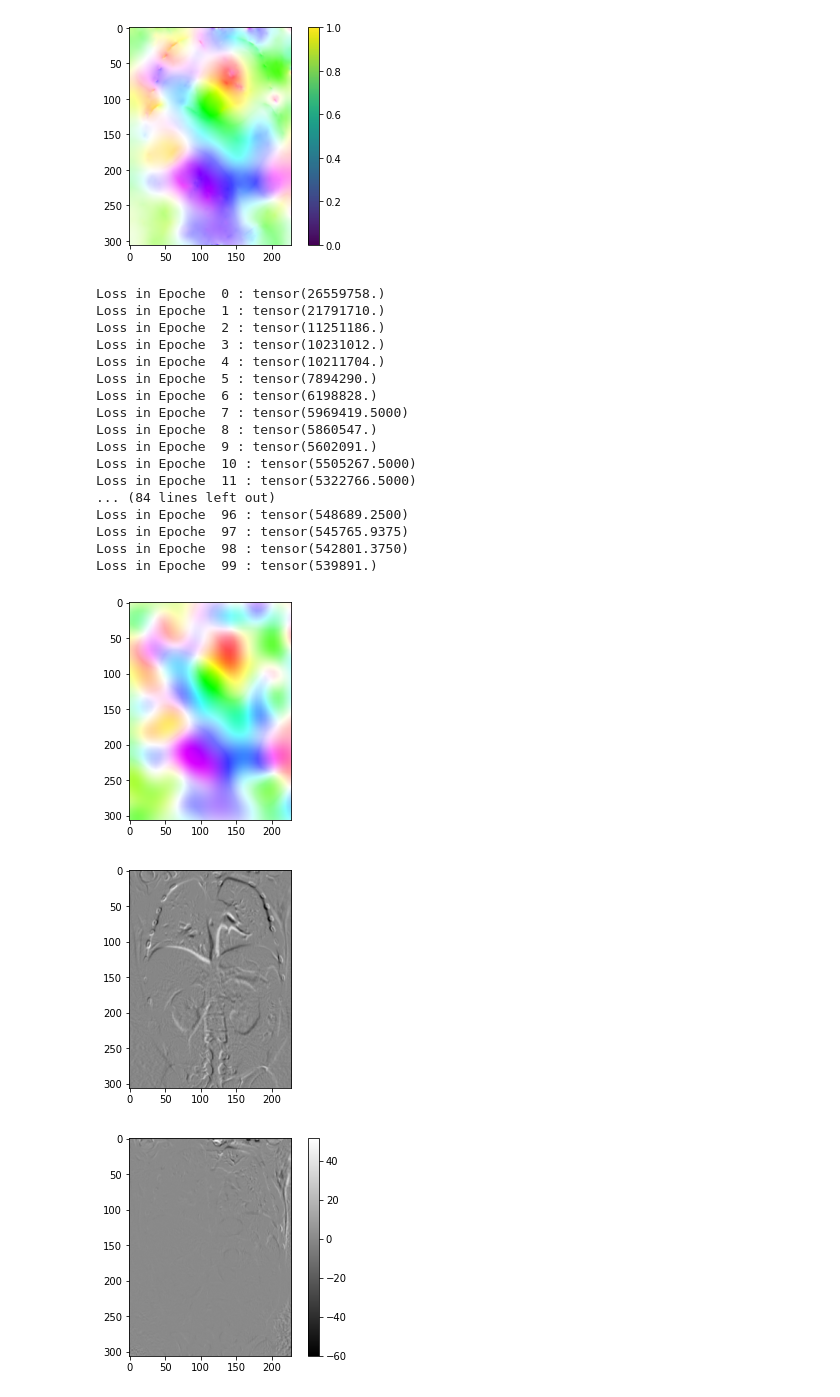
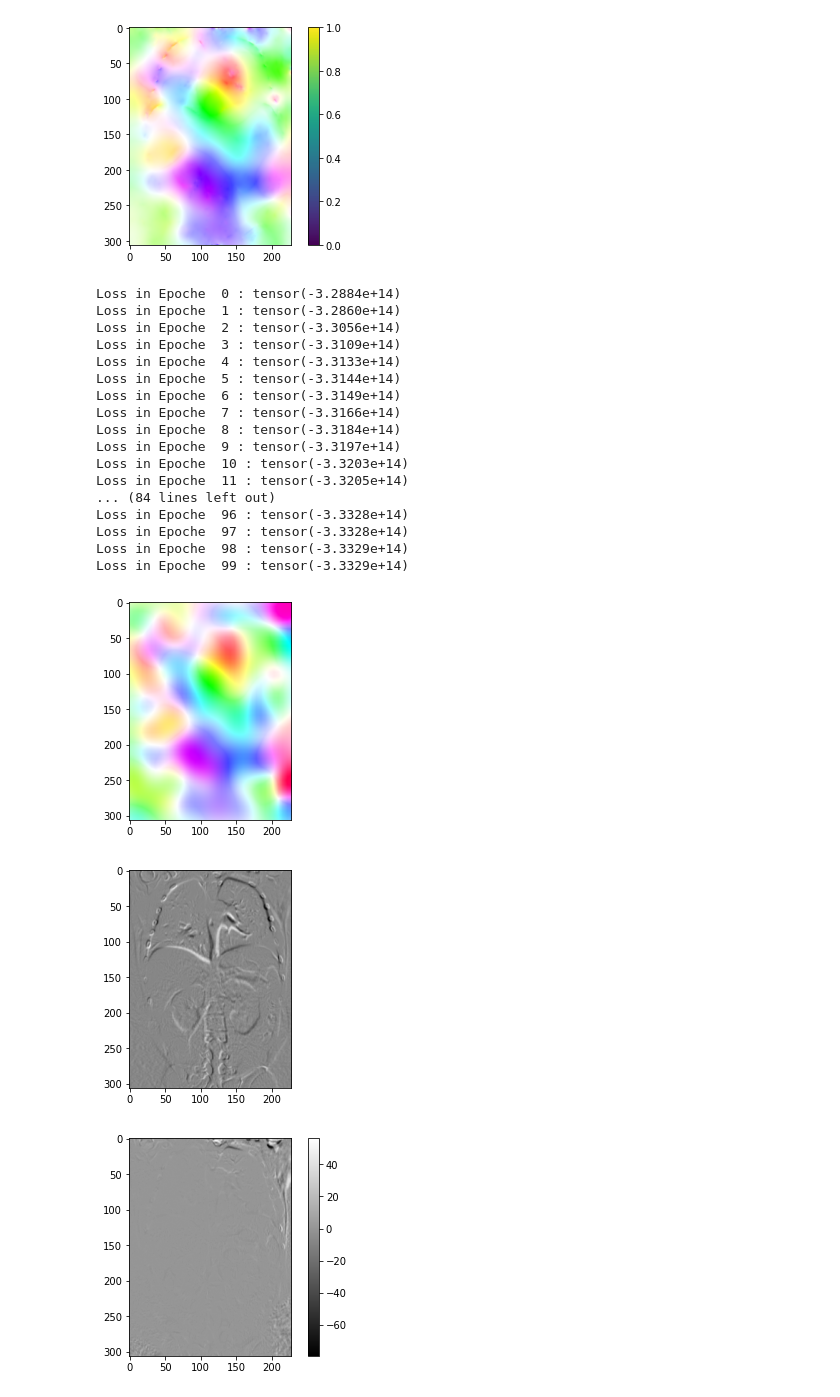
Before and after one commit to royalts1011/FVMB, a Jupyter notebook: exercise_2/python/fvmbv_exercise2.ipynb, the cells around one changed output. Cells and saved outputs as stored; diff of their text form; code cells hidden in the pictures.

```diff
--- a/exercise_2/python/fvmbv_exercise2.ipynb
+++ b/exercise_2/python/fvmbv_exercise2.ipynb
@@ -236,8 +236,8 @@ def NCC(moving_image):
     moving_var = F.avg_pool2d(moving**2,K,stride=1,padding=kw)/N-moving_mean**2
 
 
-    cov = (F.avg_pool2d(moving,K,stride=1,padding=kw) - moving_mean) \
-          * (F.avg_pool2d(fixed,K,stride=1,padding=kw) - fixed_mean)
+    #cov = (F.avg_pool2d(moving,K,stride=1,padding=kw) - moving_mean) \
+    #      * (F.avg_pool2d(fixed,K,stride=1,padding=kw) - fixed_mean)
 
     # soll laut Übung so gemacht werden
     cov_2 = F.avg_pool2d(moving * fixed,K,stride=1,padding=kw) \
@@ -245,9 +245,6 @@ def NCC(moving_image):
           - moving_mean * (F.avg_pool2d(fixed,K,stride=1,padding=kw)) \
           + moving_mean * fixed_mean
 
-    # zur aufgabe aller bilder
-    #plt.imshow(torch.sqrt(fixed_var).cpu().squeeze(),'gray')
-    #plt.show()
 
     #covariance = avg_kernel(moving * fixed) - avg_kernel(moving) * fixed_mean \
                 #- avg_kernel(fixed) * moving_mean + moving_mean * fixed_mean
@@ -274,51 +271,51 @@ for i in range(0,100):
     disp_x = net()
     # todo: call function for bilinear upsampling (scaling of 6)
 
     # todo: Warp image
     mapped_uv_field = identity_grid + disp_x.permute(0,2,3,1)
     warped = F.grid_sample(moving, mapped_uv_field, align_corners=True)
 
     # todo: Compute Mean Squared Error for loss criteria
 
-    loss = mse_Loss(warped, fixed) # --> use this for MSE
-    #loss = NCC(warped) # --> use this for NCC
+    #loss = mse_Loss(warped, fixed) # --> use this for MSE
+    loss = NCC(warped) # --> use this for NCC
     print("Loss in Epoche ", i , ":", loss.data)
 
     # todo: (Bonus) Compute Normalised Cross Correlation for loss criteria
 
     # todo: Compute gradients of the loss w.r.t. the parameters of our model (-> backward).
     loss.backward()
     # todo: Update the parameters based on the calculated gradients.
     optimizer.step()
 # Visualization
 rgb_nn = showFlow(disp_x.data.cpu())
 plt.imshow(rgb_nn)
 plt.show()
 
 warped = F.grid_sample(moving,disp_x.permute(0,2,3,1)+identity_grid,align_corners=True,padding_mode='border')
 plt.imshow((moving-fixed).data.cpu().squeeze(),'gray')
 plt.show()
 plt.imshow((warped-fixed).data.cpu().squeeze(),'gray')
 plt.colorbar()
 plt.show()
 # %% [output]
-Loss in Epoche  0 : tensor(26559758.)
-Loss in Epoche  1 : tensor(21791710.)
-Loss in Epoche  2 : tensor(11251186.)
-Loss in Epoche  3 : tensor(10231012.)
-Loss in Epoche  4 : tensor(10211704.)
-Loss in Epoche  5 : tensor(7894290.)
-Loss in Epoche  6 : tensor(6198828.)
-Loss in Epoche  7 : tensor(5969419.5000)
-Loss in Epoche  8 : tensor(5860547.)
-Loss in Epoche  9 : tensor(5602091.)
-Loss in Epoche  10 : tensor(5505267.5000)
-Loss in Epoche  11 : tensor(5322766.5000)
+Loss in Epoche  0 : tensor(-3.2884e+14)
+Loss in Epoche  1 : tensor(-3.2860e+14)
+Loss in Epoche  2 : tensor(-3.3056e+14)
+Loss in Epoche  3 : tensor(-3.3109e+14)
+Loss in Epoche  4 : tensor(-3.3133e+14)
+Loss in Epoche  5 : tensor(-3.3144e+14)
+Loss in Epoche  6 : tensor(-3.3149e+14)
+Loss in Epoche  7 : tensor(-3.3166e+14)
+Loss in Epoche  8 : tensor(-3.3184e+14)
+Loss in Epoche  9 : tensor(-3.3197e+14)
+Loss in Epoche  10 : tensor(-3.3203e+14)
+Loss in Epoche  11 : tensor(-3.3205e+14)
 ... (84 lines left out)
-Loss in Epoche  96 : tensor(548689.2500)
-Loss in Epoche  97 : tensor(545765.9375)
-Loss in Epoche  98 : tensor(542801.3750)
-Loss in Epoche  99 : tensor(539891.)
+Loss in Epoche  96 : tensor(-3.3328e+14)
+Loss in Epoche  97 : tensor(-3.3328e+14)
+Loss in Epoche  98 : tensor(-3.3329e+14)
+Loss in Epoche  99 : tensor(-3.3329e+14)
-[figure, old version]
+[figure, new version]
 [figure]
-[figure, old version]
+[figure, new version]
```
Also changed, not shown: 16 other files.
